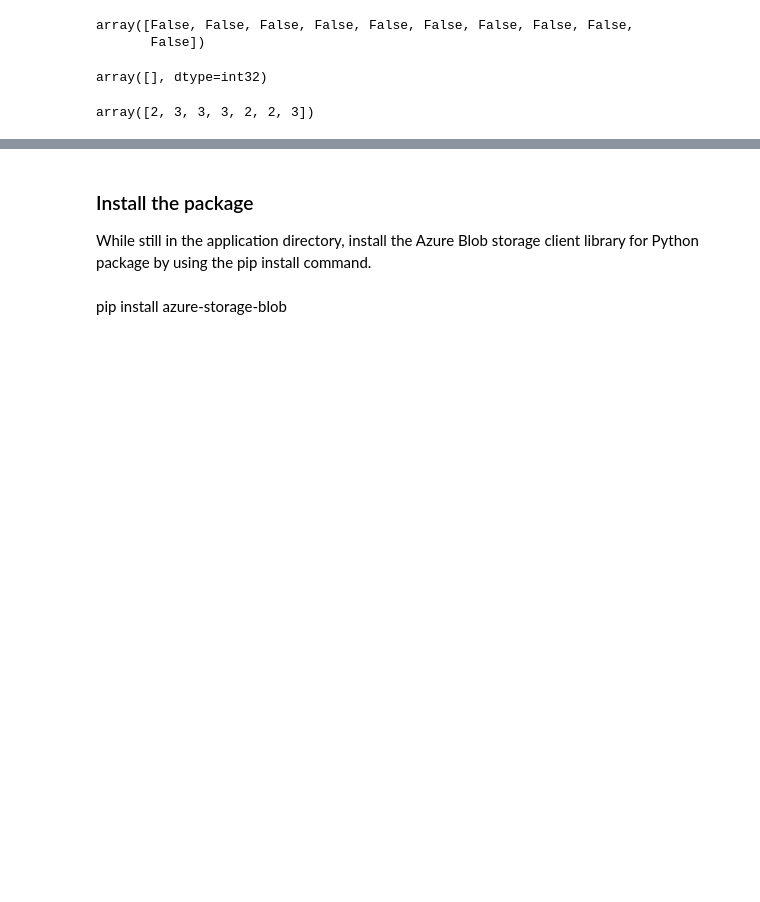
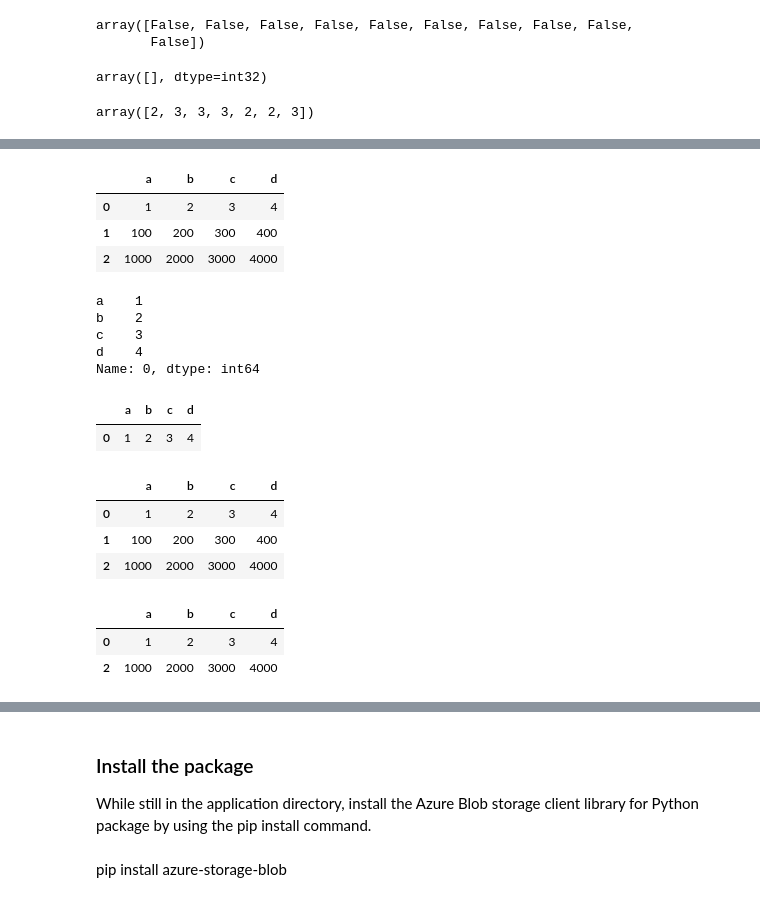
Before and after one commit to Aakaash-Cervello/course-handbook, a Jupyter notebook: Python/Notebooks/Extensions.ipynb, the cells around one changed output, grey strips where cells are left out. Cells and saved outputs as stored; diff of their text form; code cells hidden in the pictures; blank space fills up the shorter version.

```diff
--- a/Python/Notebooks/Extensions.ipynb
+++ b/Python/Notebooks/Extensions.ipynb
@@ -1233,0 +562,45 @@ array([2, 3, 3, 3, 2, 2, 3])
+# %%
+mydict = [{'a': 1, 'b': 2, 'c': 3, 'd': 4},
+          {'a': 100, 'b': 200, 'c': 300, 'd': 400},
+          {'a': 1000, 'b': 2000, 'c': 3000, 'd': 4000 }]
+dfi = pd.DataFrame(mydict)
+dfi
+# %% [output]
+|  | a | b | c | d |
+| 0 | 1 | 2 | 3 | 4 |
+| 1 | 100 | 200 | 300 | 400 |
+| 2 | 1000 | 2000 | 3000 | 4000 |
+# %%
+#Indexing just the rows
+
+#With a scalar integer.
+
+type(dfi.iloc[0])
+dfi.iloc[0]
+# %% [output]
+a    1
+b    2
+c    3
+d    4
+Name: 0, dtype: int64
+# %%
+#With a list of integers.
+dfi.iloc[[0]]
+# %% [output]
+|  | a | b | c | d |
+| 0 | 1 | 2 | 3 | 4 |
+# %%
+#With a slice object.
+dfi.iloc[:3]
+# %% [output]
+|  | a | b | c | d |
+| 0 | 1 | 2 | 3 | 4 |
+| 1 | 100 | 200 | 300 | 400 |
+| 2 | 1000 | 2000 | 3000 | 4000 |
+# %%
+#With a boolean mask the same length as the index.
+dfi.iloc[[True, False, True]]
+# %% [output]
+|  | a | b | c | d |
+| 0 | 1 | 2 | 3 | 4 |
+| 2 | 1000 | 2000 | 3000 | 4000 |
```
Also changed, not shown: parts of 371 cells of this notebook, 1 other file.
